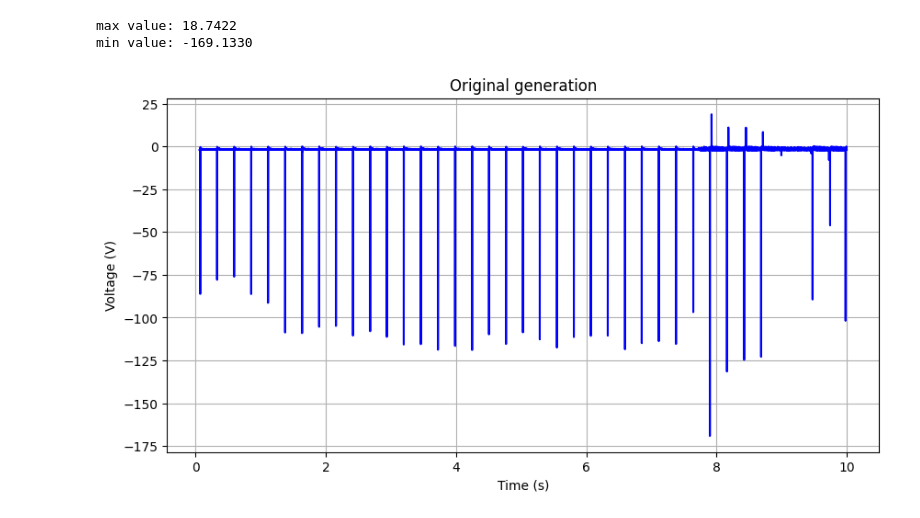
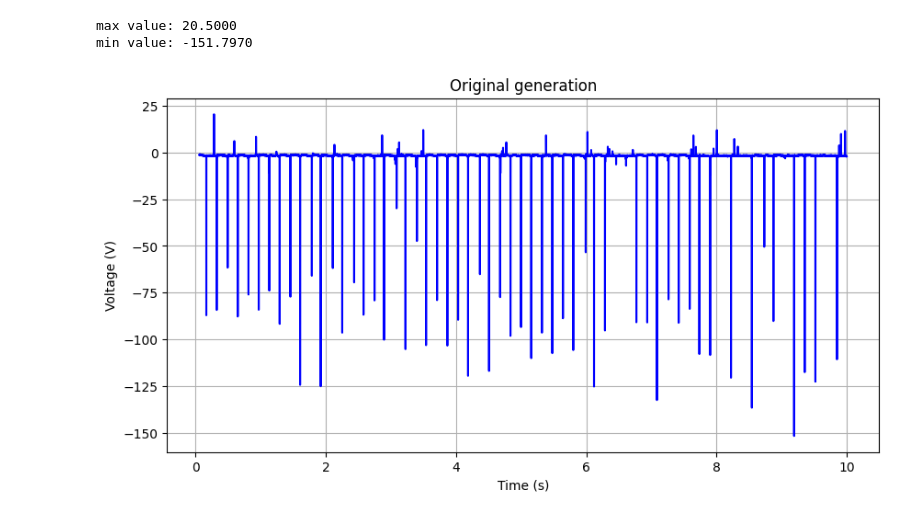
Before and after one commit to Gibeom-Lee/GB_practicing, a Jupyter notebook: data_processing/partial_extraction.ipynb, the cells around one changed output. Drawn from its saved outputs; the diff is of its cells as text; code cells hidden in the pictures.

```diff
--- a/data_processing/partial_extraction.ipynb
+++ b/data_processing/partial_extraction.ipynb
@@ -9,36 +9,36 @@ import os
 # %%
 # fp는 업로드 된 파일, lp는 컴퓨터 내 파일. r주소
 #file_path = r"C:\Users\user\Desktop\Drive파일\HI Lab\0. Projects\0. On going\2. Aloe inspired DEG\0. 실험자료\4. Data measurement\251019_데모 데이터\csv파일\Aloe_DEG_3_Origin_here.csv"
 
-local_path = r"G:\다른 컴퓨터\KHU PC\HI Lab\0. Projects\0. On going\2. Aloe inspired DEG\0. 실험자료\4. Data measurement\251108_진짜 마지막\0minimized_4ghk\curvature (k)-논란. 다시\K0.1.csv"
+local_path = r"G:\다른 컴퓨터\KHU PC\HI Lab\0. Projects\0. On going\2. Aloe inspired DEG\0. 실험자료\4. Data measurement\251108_진짜 마지막\0minimized_4ghk\frequency\Freq_5Hz.csv"
 
 # file path 불러오기
 #df = pd.read_csv(file_path, header=None, skiprows=30)
 # local path 불러오기
 df = pd.read_csv(local_path, header=None, skiprows=30, usecols=[0, 1])
 
 df.iloc[:30, :] = np.nan
 df.columns = ["Time", "Current"]
 
 # 데이터 형식 변환...글자 -> NaNwwwwwww
 df["Time"] = pd.to_numeric(df["Time"], errors='coerce')
 df["Current"] = pd.to_numeric(df["Current"], errors='coerce')
 
 print(f"max value: {df.iloc[:, 1].max(skipna=True):.4f}")
 print(f"min value: {df.iloc[:, 1].min(skipna=True):.4f}")
 
 plt.figure(figsize=(10, 5))
 plt.plot(df.iloc[:, 0], df.iloc[:, 1], label="AC current", color='b')
 plt.xlabel("Time (s)")
 plt.ylabel("Voltage (V)")
 plt.title("Original generation")
 #plt.ylim(-1, 9)
 #plt.legend()
 plt.grid(True)
 plt.show()
 # %% [output]
-max value: 18.7422
-min value: -169.1330
+max value: 20.5000
+min value: -151.7970
-[figure, old version]
+[figure, new version]
 # %%
 # 필터링된 데이터 생성
```
Also changed, not shown: parts of 1 cell of this notebook, 2 other files.
